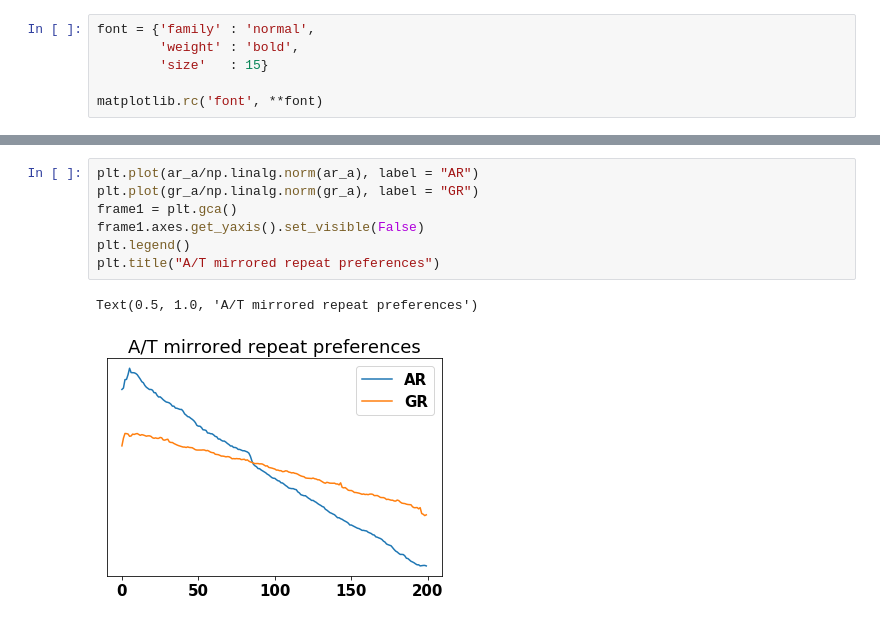
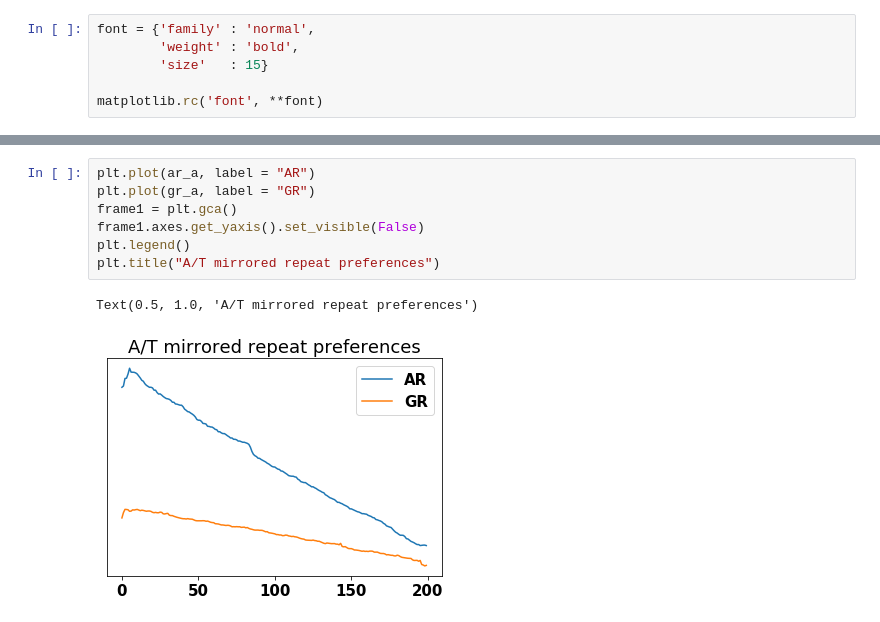
Before and after one commit to kundajelab/pho4, a Jupyter notebook: lncap/repeatPlots.ipynb, the cells around one changed output, grey strips where cells are left out. Drawn from its saved outputs; the diff is of its cells as text.

```diff
--- a/lncap/repeatPlots.ipynb
+++ b/lncap/repeatPlots.ipynb
@@ -29,12 +38,12 @@ findfont: Font family ['normal'] not found. Falling back to DejaVu Sans.
 [figure]
 # %%
-plt.plot(ar_a/np.linalg.norm(ar_a), label = "AR")
-plt.plot(gr_a/np.linalg.norm(gr_a), label = "GR")
+plt.plot(ar_a, label = "AR")
+plt.plot(gr_a, label = "GR")
 frame1 = plt.gca()
 frame1.axes.get_yaxis().set_visible(False)
 plt.legend()
 plt.title("A/T mirrored repeat preferences")
 # %% [output]
 Text(0.5, 1.0, 'A/T mirrored repeat preferences')
-[figure, old version]
+[figure, new version]
 # %%
```
Also changed, not shown: parts of 3 cells of this notebook.
